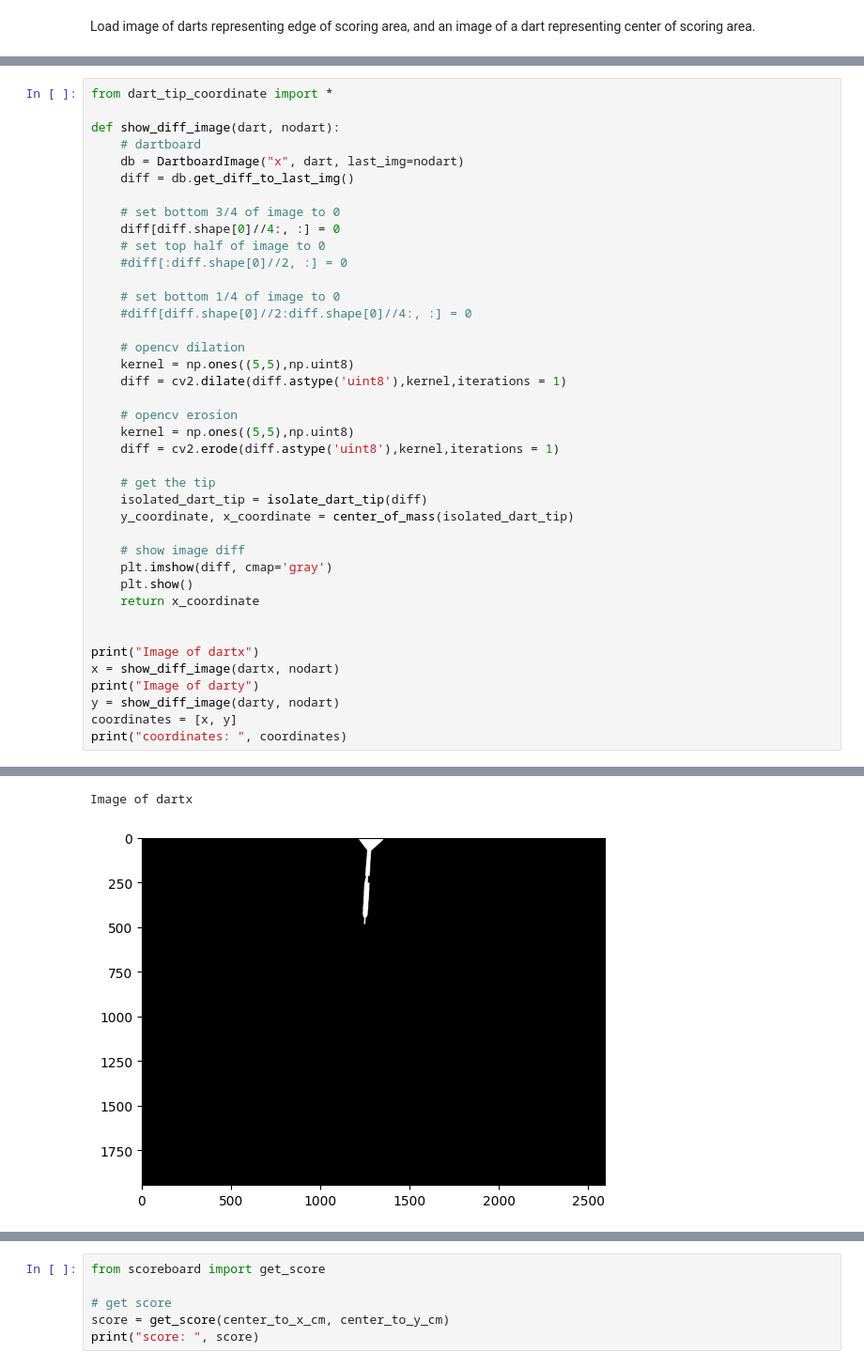
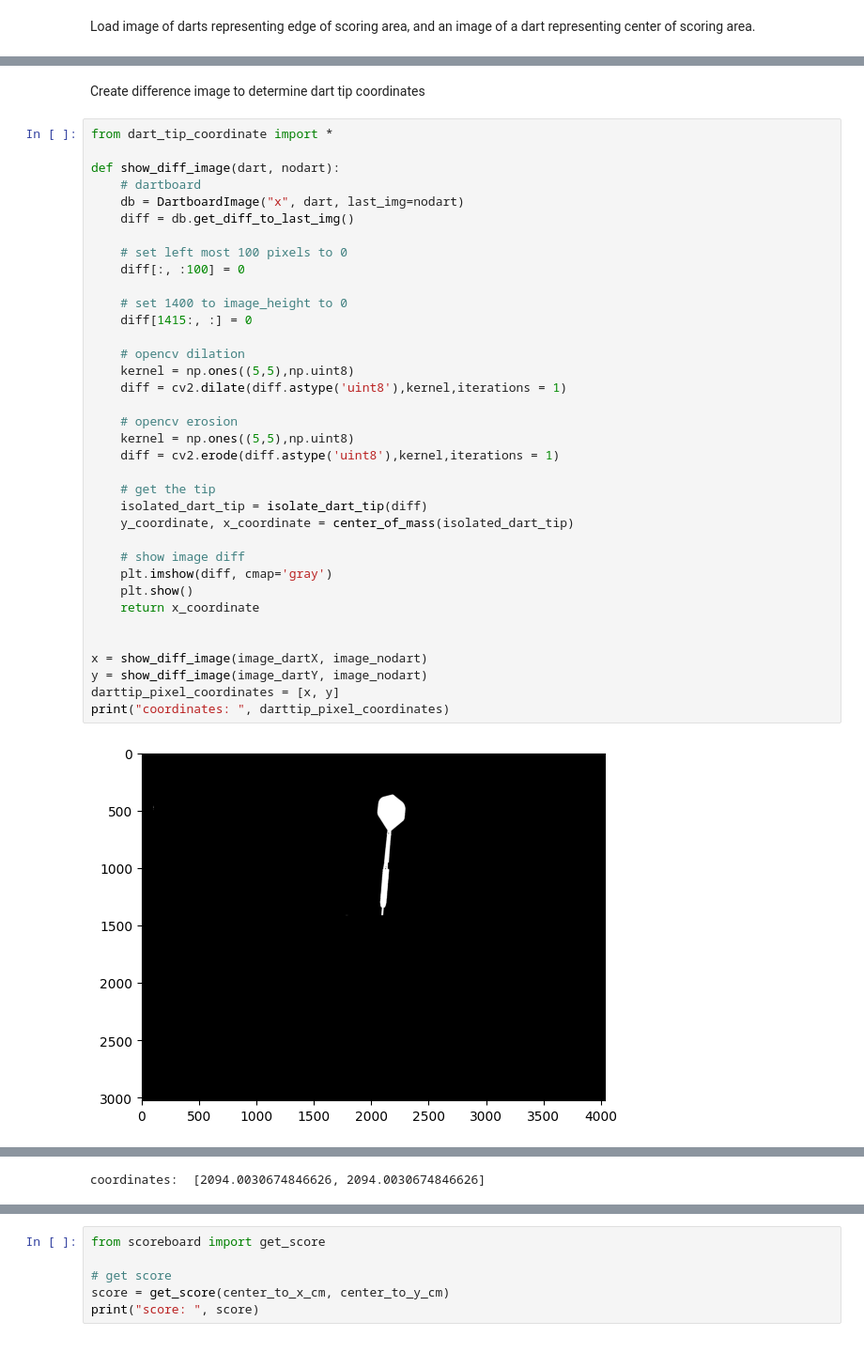
Before and after one commit to zkashef/SmokingDartsv2, a Jupyter notebook: core/proof_of_scoring.ipynb, the cells around one changed output, grey strips where cells are left out. Shown at 94% size. Cells and saved outputs as stored; diff of their text form.

```diff
--- a/core/proof_of_scoring.ipynb
+++ b/core/proof_of_scoring.ipynb
@@ -49,41 +48,40 @@ Difference Image Marked Up
+# %% [markdown]
+Create difference image to determine dart tip coordinates
 # %%
 from dart_tip_coordinate import *
 
 def show_diff_image(dart, nodart):
     # dartboard
     db = DartboardImage("x", dart, last_img=nodart)
     diff = db.get_diff_to_last_img()
 
-    # set bottom 3/4 of image to 0
-    diff[diff.shape[0]//4:, :] = 0
-    # set top half of image to 0
-    #diff[:diff.shape[0]//2, :] = 0
+    # set left most 100 pixels to 0
+    diff[:, :100] = 0
 
-    # set bottom 1/4 of image to 0
-    #diff[diff.shape[0]//2:diff.shape[0]//4:, :] = 0
+    # set 1400 to image_height to 0
+    diff[1415:, :] = 0
 
     # opencv dilation
     kernel = np.ones((5,5),np.uint8)
     diff = cv2.dilate(diff.astype('uint8'),kernel,iterations = 1)
 
     # opencv erosion
     kernel = np.ones((5,5),np.uint8)
     diff = cv2.erode(diff.astype('uint8'),kernel,iterations = 1)
 
     # get the tip
     isolated_dart_tip = isolate_dart_tip(diff)
     y_coordinate, x_coordinate = center_of_mass(isolated_dart_tip)
 
     # show image diff
     plt.imshow(diff, cmap='gray')
     plt.show()
     return x_coordinate
 
 
-print("Image of dartx")
-x = show_diff_image(dartx, nodart)
-print("Image of darty")
-y = show_diff_image(darty, nodart)
-coordinates = [x, y]
-print("coordinates: ", coordinates)
+x = show_diff_image(image_dartX, image_nodart)
+y = show_diff_image(image_dartY, image_nodart)
+darttip_pixel_coordinates = [x, y]
+print("coordinates: ", darttip_pixel_coordinates)
 # %% [output]
+[figure, new version]
@@ -90,2 +89 @@ print("coordinates: ", coordinates)
-Image of dartx
+coordinates:  [2094.0030674846626, 2094.0030674846626]
-[figure, old version]
```
Also changed, not shown: parts of 12 cells of this notebook, 41 other files.
